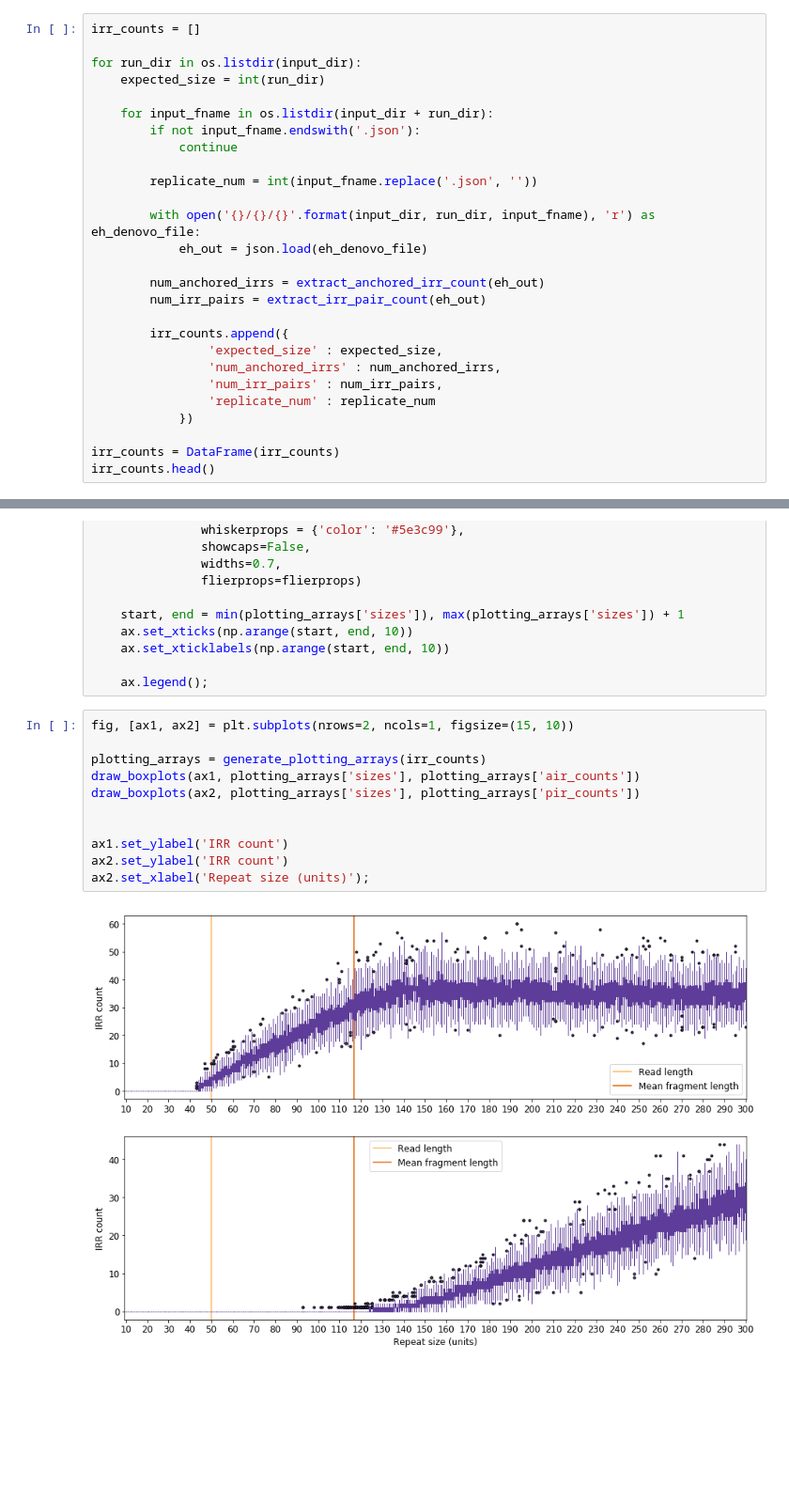
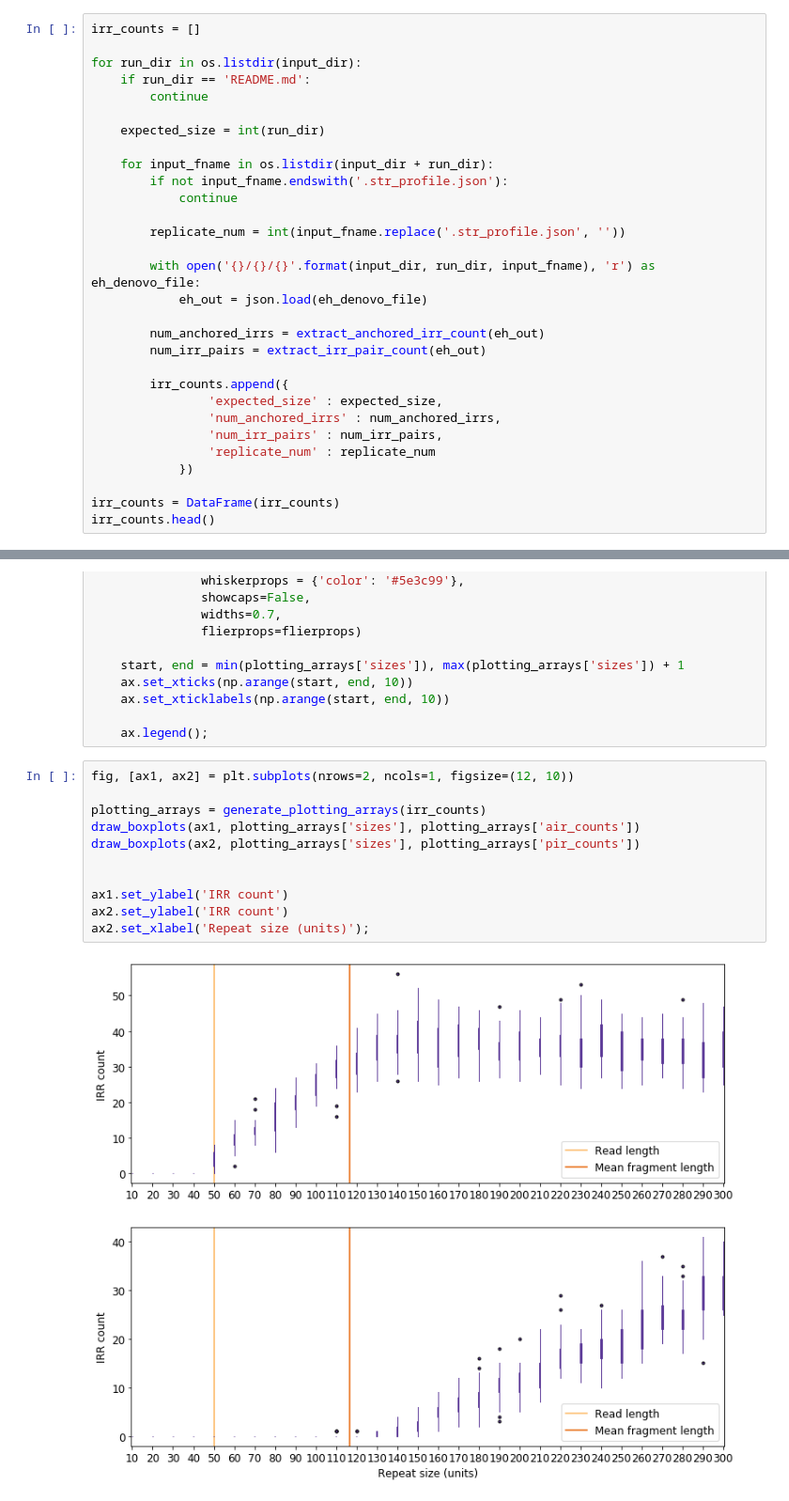
Before and after one commit to egor-dolzhenko/ehdn-paper-analysis, a Jupyter notebook: baseline-simulations/workflows/02_summary_plot/anchored-irr-counts.ipynb, the cells around one changed output, grey strips where cells are left out. Shown at 94% size. Saved outputs shown, nothing was run; the diff lists cells and outputs as text; blank space fills up the shorter version.

Commit message:
Update plot

```diff
--- a/baseline-simulations/workflows/02_summary_plot/anchored-irr-counts.ipynb
+++ b/baseline-simulations/workflows/02_summary_plot/anchored-irr-counts.ipynb
@@ -72,13 +72,16 @@ def extract_irr_pair_count(eh_denovo_out):
 irr_counts = []
 
 for run_dir in os.listdir(input_dir):
+    if run_dir == 'README.md':
+        continue
+
     expected_size = int(run_dir)
 
     for input_fname in os.listdir(input_dir + run_dir):
-        if not input_fname.endswith('.json'):
+        if not input_fname.endswith('.str_profile.json'):
             continue
 
-        replicate_num = int(input_fname.replace('.json', ''))
+        replicate_num = int(input_fname.replace('.str_profile.json', ''))
 
         with open('{}/{}/{}'.format(input_dir, run_dir, input_fname), 'r') as eh_denovo_file:
             eh_out = json.load(eh_denovo_file)
@@ -136,15 +139,15 @@ def draw_boxplots(ax, sizes, counts):
 
     ax.legend();
 # %%
-fig, [ax1, ax2] = plt.subplots(nrows=2, ncols=1, figsize=(15, 10))
+fig, [ax1, ax2] = plt.subplots(nrows=2, ncols=1, figsize=(12, 10))
 
 plotting_arrays = generate_plotting_arrays(irr_counts)
 draw_boxplots(ax1, plotting_arrays['sizes'], plotting_arrays['air_counts'])
 draw_boxplots(ax2, plotting_arrays['sizes'], plotting_arrays['pir_counts'])
 
 
 ax1.set_ylabel('IRR count')
 ax2.set_ylabel('IRR count')
 ax2.set_xlabel('Repeat size (units)');
 # %% [output]
-[figure, old version]
+[figure, new version]
```
Also changed, not shown: parts of 1 cell of this notebook.
